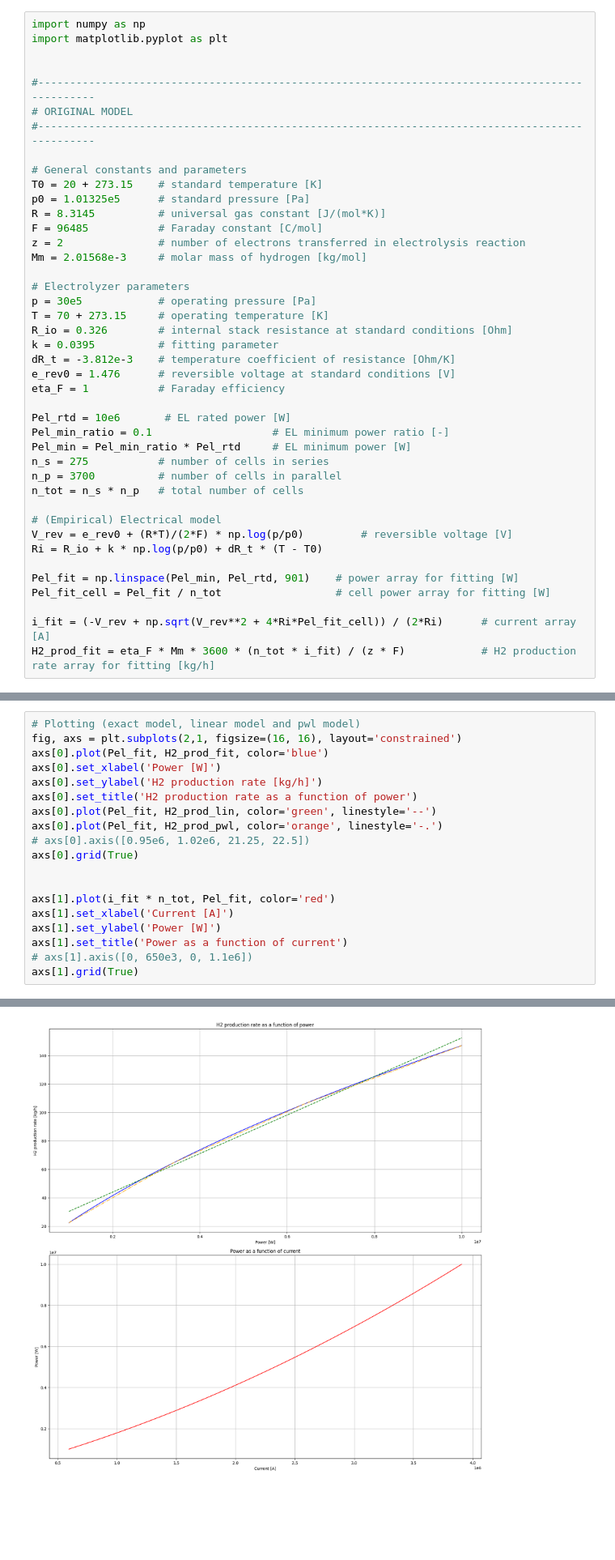
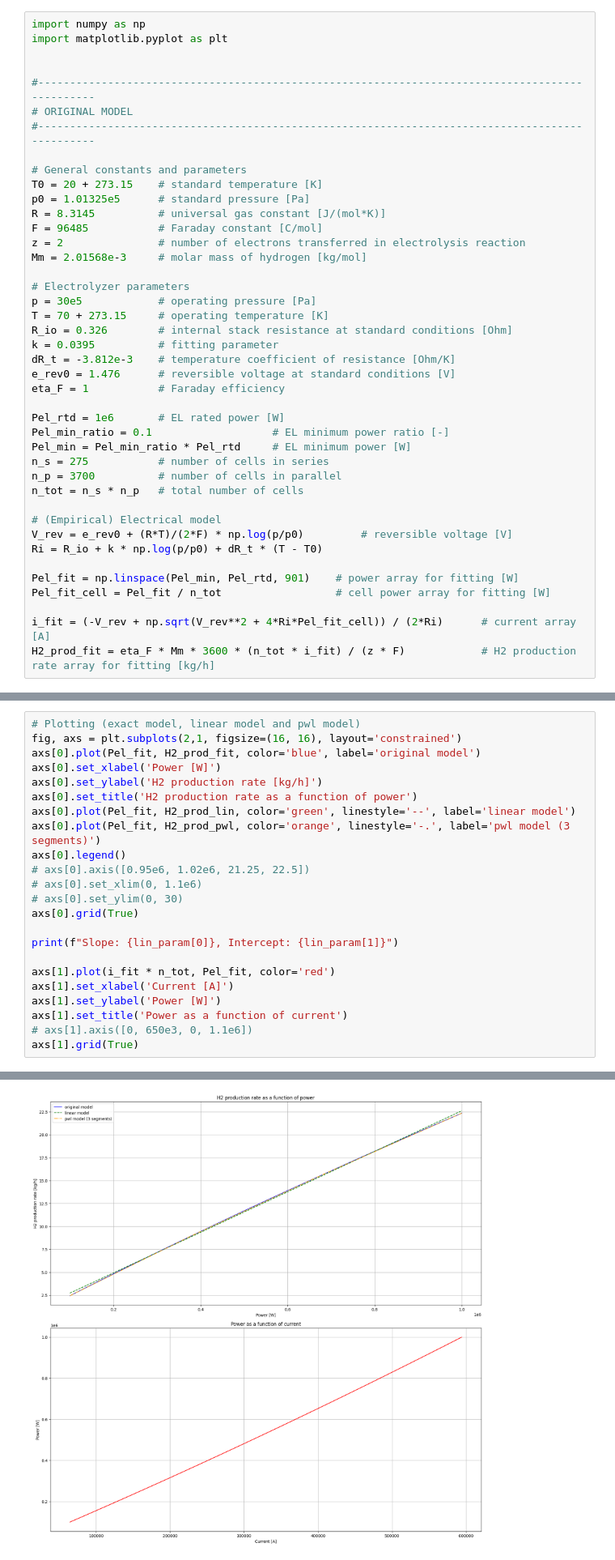
Before and after one commit to massimiliano-ferrara-967/rhtlab-massimiliano, a Jupyter notebook: src/PEMEL linear and pwl models.ipynb, the cells around one changed output, grey strips where cells are left out. Shown at 81% size. Drawn from its saved outputs; the diff is of its cells as text; blank space fills up the shorter version.

```diff
--- a/src/PEMEL linear and pwl models.ipynb
+++ b/src/PEMEL linear and pwl models.ipynb
@@ -26,7 +26,7 @@ dR_t = -3.812e-3    # temperature coefficient of resistance [Ohm/K]
 e_rev0 = 1.476      # reversible voltage at standard conditions [V]
 eta_F = 1           # Faraday efficiency
 
-Pel_rtd = 10e6       # EL rated power [W]
+Pel_rtd = 1e6       # EL rated power [W]
 Pel_min_ratio = 0.1                   # EL minimum power ratio [-]
 Pel_min = Pel_min_ratio * Pel_rtd     # EL minimum power [W]
 n_s = 275           # number of cells in series
@@ -225,15 +258,19 @@ for n_segments in [2, 3, 4, 5]:
 # %%
 # Plotting (exact model, linear model and pwl model)
 fig, axs = plt.subplots(2,1, figsize=(16, 16), layout='constrained')
-axs[0].plot(Pel_fit, H2_prod_fit, color='blue')
+axs[0].plot(Pel_fit, H2_prod_fit, color='blue', label='original model')
 axs[0].set_xlabel('Power [W]')
 axs[0].set_ylabel('H2 production rate [kg/h]')
 axs[0].set_title('H2 production rate as a function of power')
-axs[0].plot(Pel_fit, H2_prod_lin, color='green', linestyle='--')
-axs[0].plot(Pel_fit, H2_prod_pwl, color='orange', linestyle='-.')
+axs[0].plot(Pel_fit, H2_prod_lin, color='green', linestyle='--', label='linear model')
+axs[0].plot(Pel_fit, H2_prod_pwl, color='orange', linestyle='-.', label='pwl model (3 segments)')
+axs[0].legend()
 # axs[0].axis([0.95e6, 1.02e6, 21.25, 22.5])
+# axs[0].set_xlim(0, 1.1e6)
+# axs[0].set_ylim(0, 30)
 axs[0].grid(True)
 
+print(f"Slope: {lin_param[0]}, Intercept: {lin_param[1]}")
 
 axs[1].plot(i_fit * n_tot, Pel_fit, color='red')
 axs[1].set_xlabel('Current [A]')
@@ -245 +283 @@ axs[1].grid(True)
-[figure, old version]
+[figure, new version]
```
Also changed, not shown: parts of 5 cells of this notebook, 2 other files.
